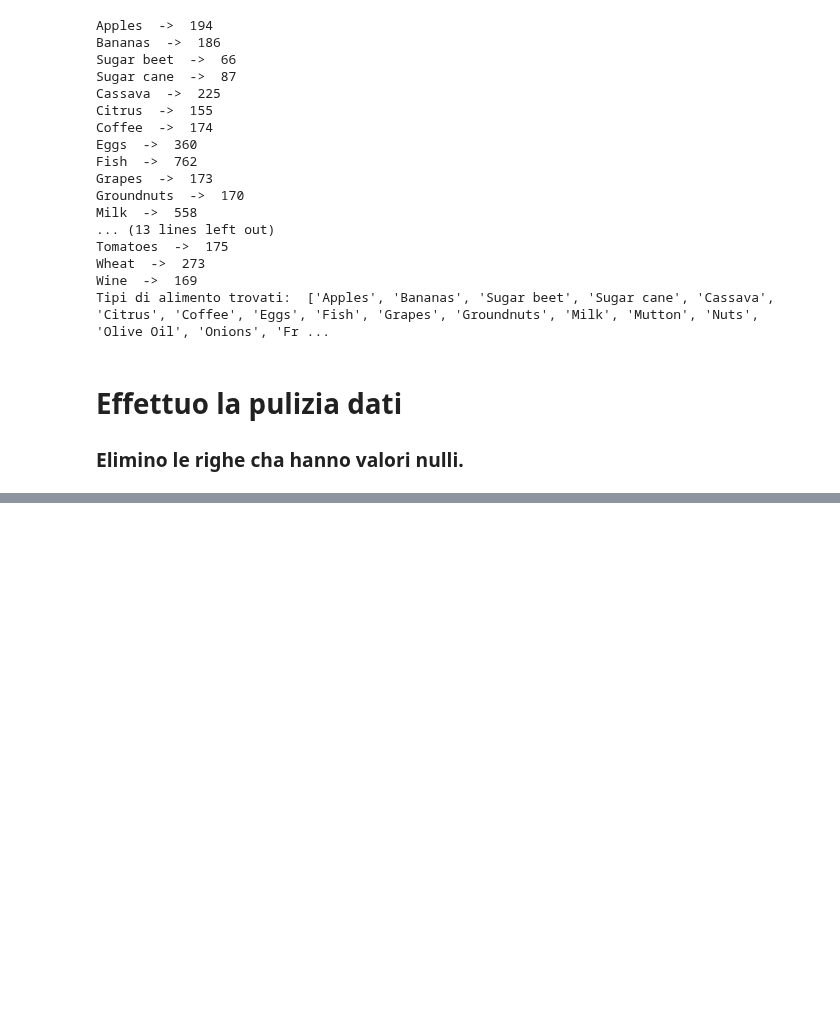
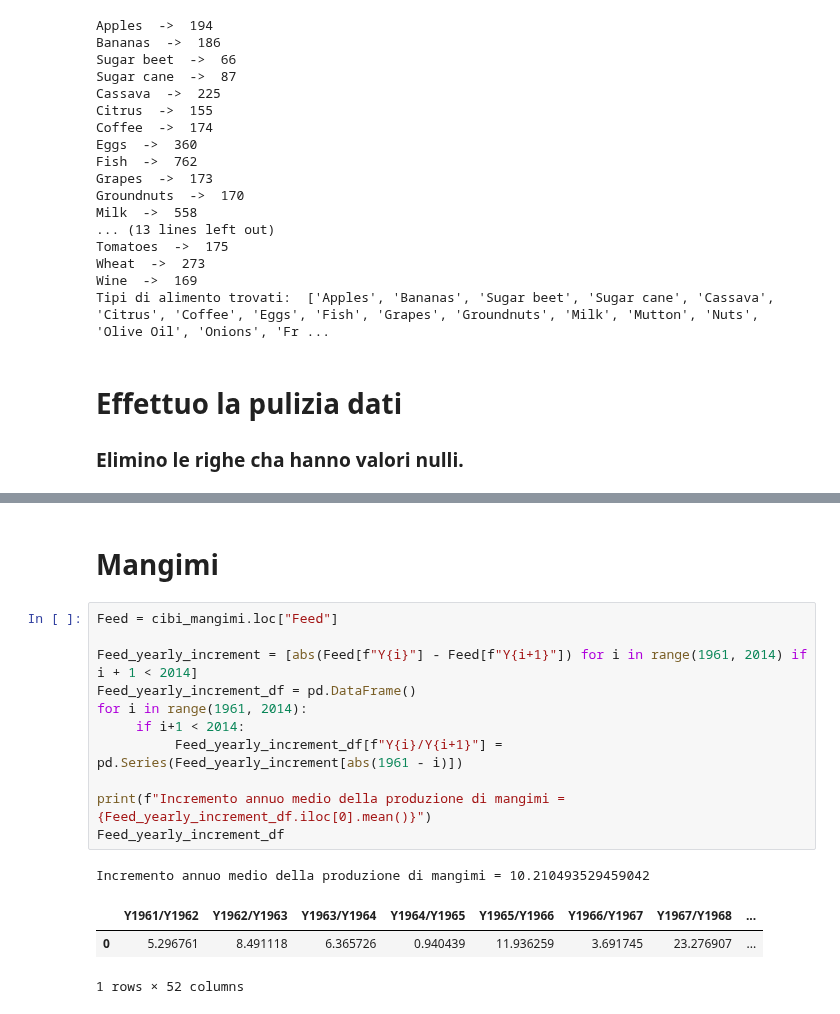
Before and after one commit to monkeymatt0/ProduzioneCibiMangimiImpattoAmbientale, a Jupyter notebook: MatteoVolleroDataVis.ipynb, the cells around one changed output, grey strips where cells are left out. Drawn from its saved outputs; the diff is of its cells as text; blank space fills up the shorter version.

```diff
--- a/MatteoVolleroDataVis.ipynb
+++ b/MatteoVolleroDataVis.ipynb
@@ -329,0 +374,18 @@ prodotti_tracciati_df
+# %% [markdown]
+# Mangimi
+# %%
+Feed = cibi_mangimi.loc["Feed"]
+
+Feed_yearly_increment = [abs(Feed[f"Y{i}"] - Feed[f"Y{i+1}"]) for i in range(1961, 2014) if i + 1 < 2014]
+Feed_yearly_increment_df = pd.DataFrame()
+for i in range(1961, 2014):
+     if i+1 < 2014:
+          Feed_yearly_increment_df[f"Y{i}/Y{i+1}"] = pd.Series(Feed_yearly_increment[abs(1961 - i)])
+
+print(f"Incremento annuo medio della produzione di mangimi = {Feed_yearly_increment_df.iloc[0].mean()}")
+Feed_yearly_increment_df
+# %% [output]
+Incremento annuo medio della produzione di mangimi = 10.210493529459042
+|  | Y1961/Y1962 | Y1962/Y1963 | Y1963/Y1964 | Y1964/Y1965 | Y1965/Y1966 | Y1966/Y1967 | Y1967/Y1968 | ... |
+| 0 | 5.296761 | 8.491118 | 6.365726 | 0.940439 | 11.936259 | 3.691745 | 23.276907 | ... |
+1 rows × 52 columns
```
Also changed, not shown: parts of 7 cells of this notebook.
